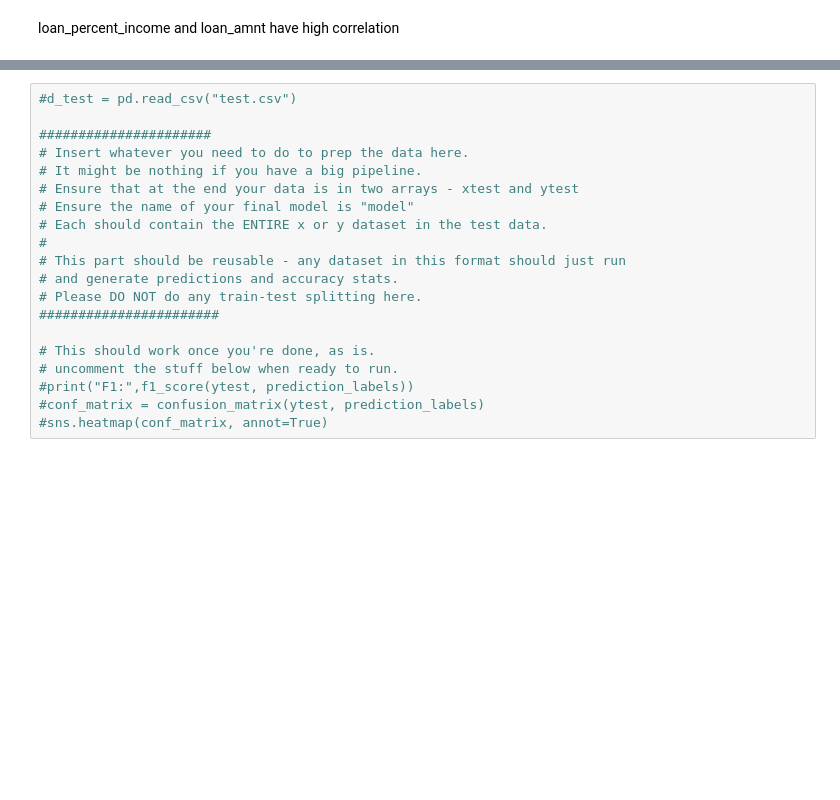
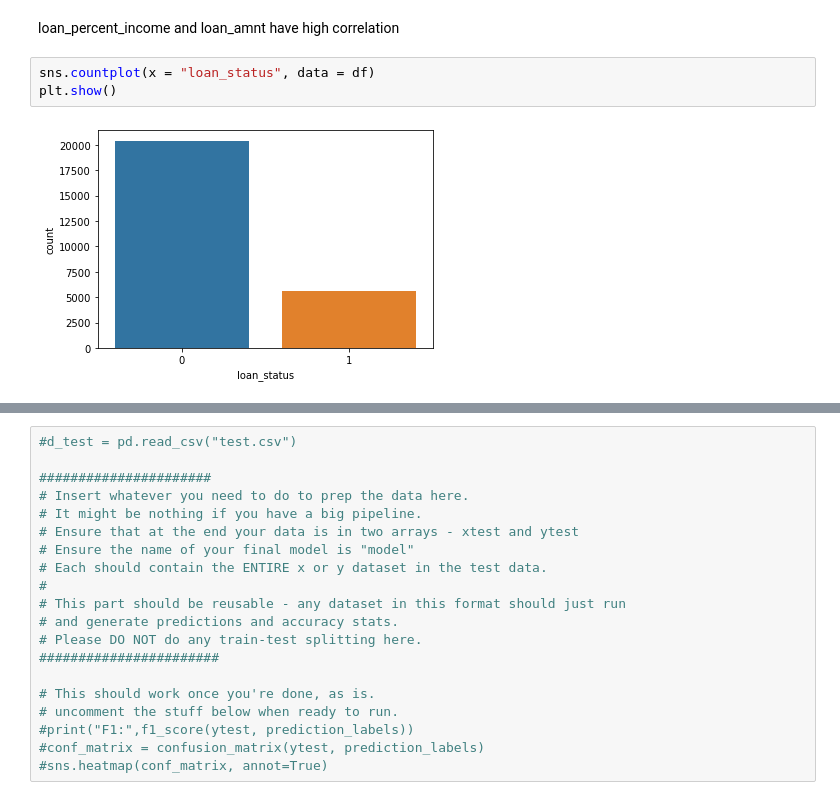
Before and after one commit to SidhST12/BSIP_Assignment_4_Students, a Jupyter notebook: asn4_start.ipynb, the cells around one changed output, grey strips where cells are left out. Cells and saved outputs as stored; diff of their text form; blank space fills up the shorter version.

```diff
--- a/asn4_start.ipynb
+++ b/asn4_start.ipynb
@@ -177,2 +157,7 @@ corr.style.background_gradient().set_precision(2)
 # %% [markdown]
 loan_percent_income and loan_amnt have high correlation
+# %%
+sns.countplot(x = "loan_status", data = df)
+plt.show()
+# %% [output]
+[figure, added]
```
Also changed, not shown: parts of 35 cells of this notebook.
